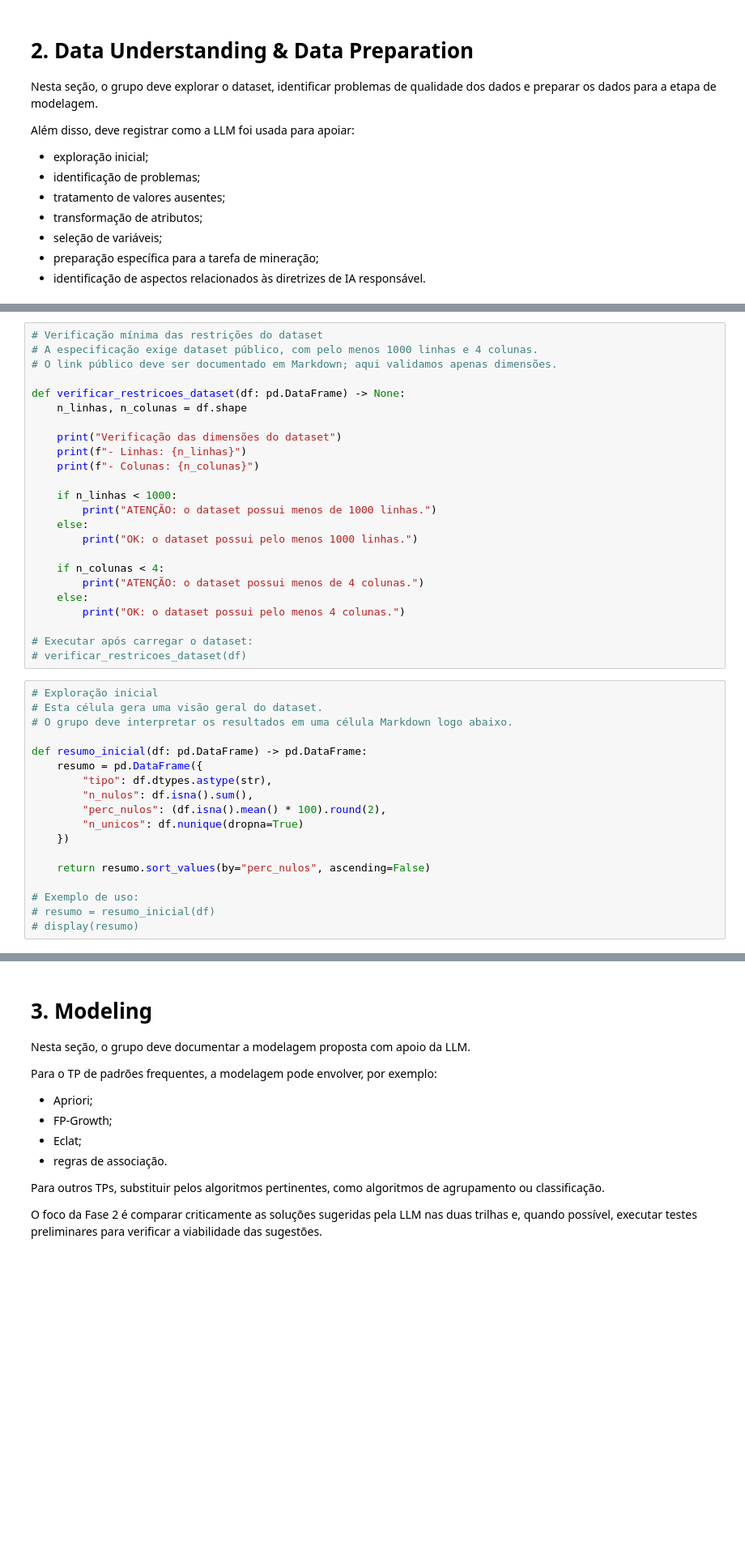
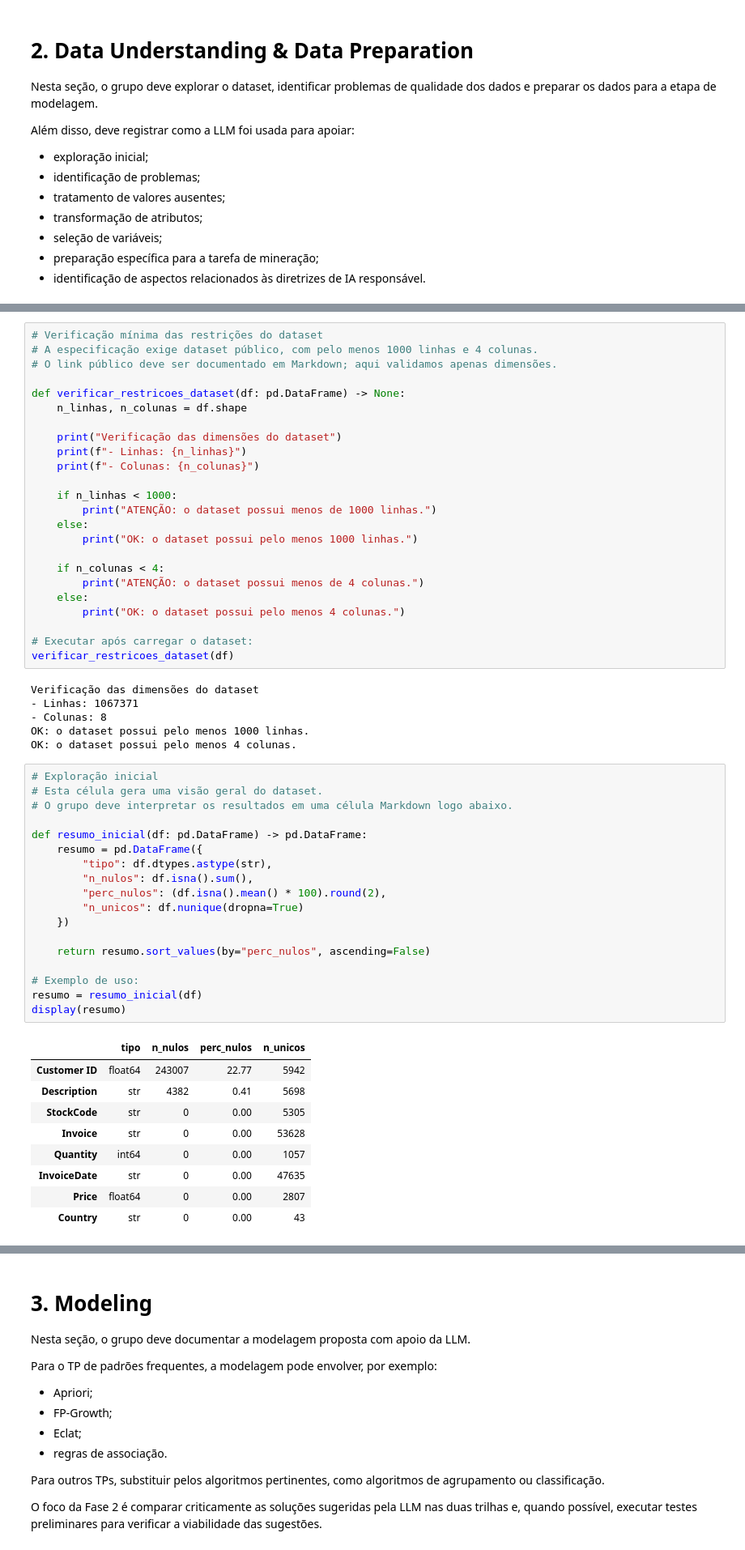
Before and after one commit to jg2alv/tp1-md, a Jupyter notebook: tp1/TP1_Fase2_Grupo13_Giordano.ipynb, the cells around one changed output, grey strips where cells are left out. Shown at 81% size. Cells and saved outputs as stored; diff of their text form; blank space fills up the shorter version.

```diff
--- a/tp1/TP1_Fase2_Grupo13_Giordano.ipynb
+++ b/tp1/TP1_Fase2_Grupo13_Giordano.ipynb
@@ -350,25 +357,41 @@ def verificar_restricoes_dataset(df: pd.DataFrame) -> None:
         print("OK: o dataset possui pelo menos 4 colunas.")
 
 # Executar após carregar o dataset:
-# verificar_restricoes_dataset(df)
+verificar_restricoes_dataset(df)
+# %% [output]
+Verificação das dimensões do dataset
+- Linhas: 1067371
+- Colunas: 8
+OK: o dataset possui pelo menos 1000 linhas.
+OK: o dataset possui pelo menos 4 colunas.
 # %%
 # Exploração inicial
 # Esta célula gera uma visão geral do dataset.
 # O grupo deve interpretar os resultados em uma célula Markdown logo abaixo.
 
 def resumo_inicial(df: pd.DataFrame) -> pd.DataFrame:
     resumo = pd.DataFrame({
         "tipo": df.dtypes.astype(str),
         "n_nulos": df.isna().sum(),
         "perc_nulos": (df.isna().mean() * 100).round(2),
         "n_unicos": df.nunique(dropna=True)
     })
 
     return resumo.sort_values(by="perc_nulos", ascending=False)
 
 # Exemplo de uso:
-# resumo = resumo_inicial(df)
-# display(resumo)
+resumo = resumo_inicial(df)
+display(resumo)
+# %% [output]
+|  | tipo | n_nulos | perc_nulos | n_unicos |
+| Customer ID | float64 | 243007 | 22.77 | 5942 |
+| Description | str | 4382 | 0.41 | 5698 |
+| StockCode | str | 0 | 0.00 | 5305 |
+| Invoice | str | 0 | 0.00 | 53628 |
+| Quantity | int64 | 0 | 0.00 | 1057 |
+| InvoiceDate | str | 0 | 0.00 | 47635 |
+| Price | float64 | 0 | 0.00 | 2807 |
+| Country | str | 0 | 0.00 | 43 |
 # %%
 # Estatísticas descritivas
 # O objetivo é separar análise de variáveis numéricas e categóricas.
```
Also changed, not shown: parts of 13 cells of this notebook, 1 other file.
